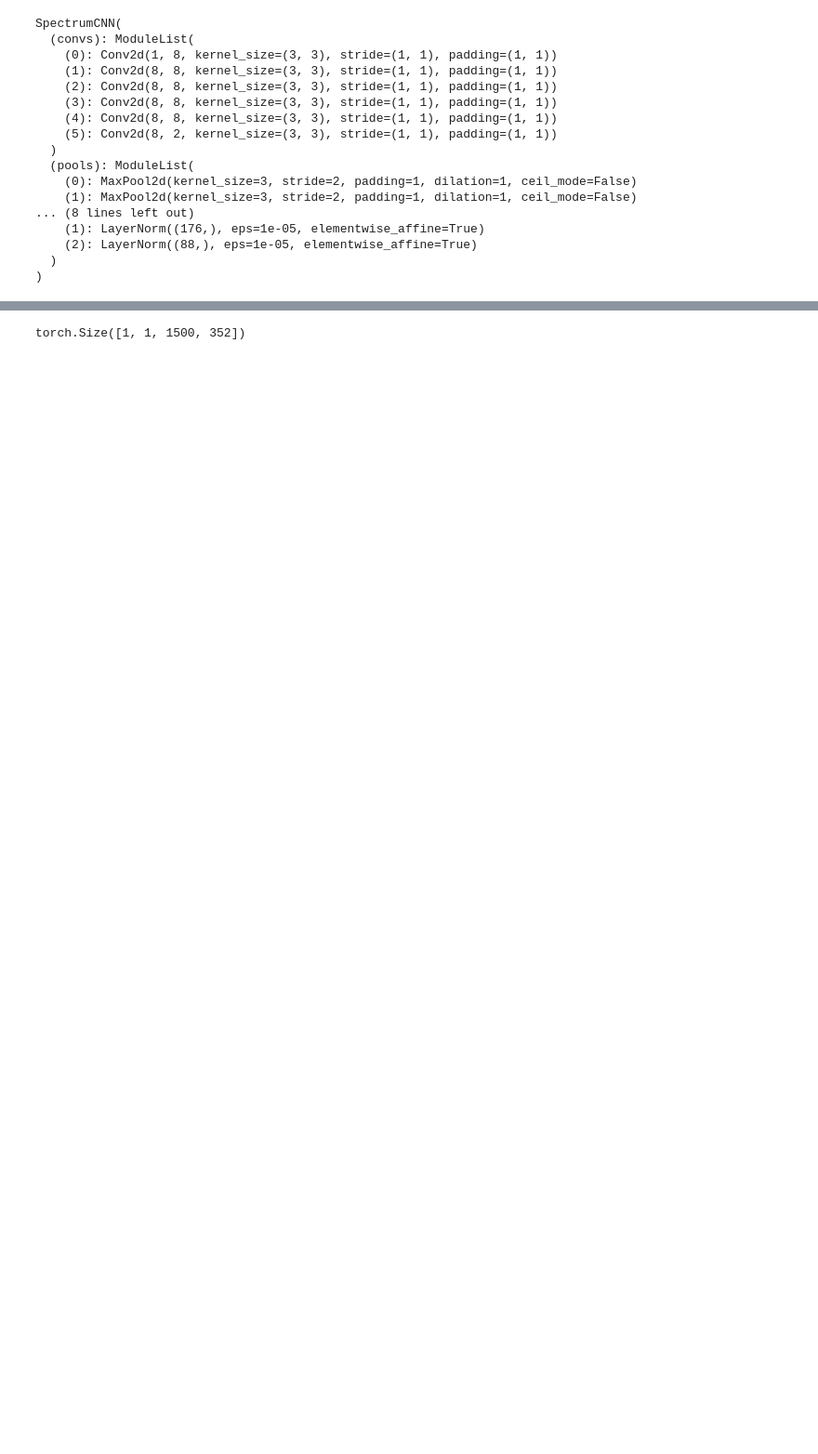
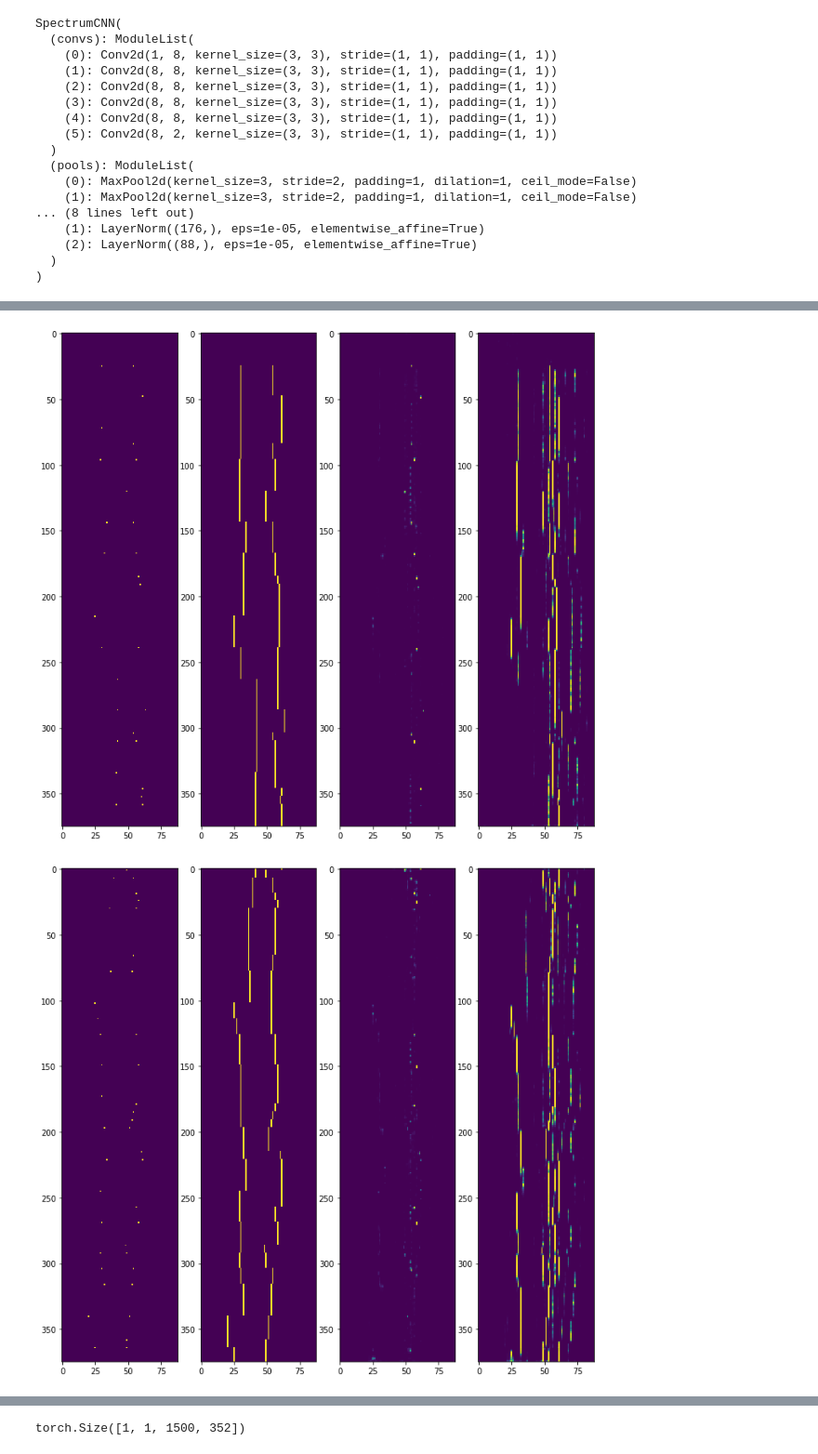
Before and after one commit to choumartin1234/Music-Eye, a Jupyter notebook: test_cnn.ipynb, the cells around one changed output, grey strips where cells are left out. Shown at 93% size. Saved outputs shown, nothing was run; the diff lists cells and outputs as text; code cells hidden in the pictures; blank space fills up the shorter version.

```diff
--- a/test_cnn.ipynb
+++ b/test_cnn.ipynb
@@ -114,0 +115,36 @@ for x in clip_and_spectrum(mp3):
+# %%
+import math
+from preprocess import clip_and_spectrum, convert_midi_to_mp3, convert_midi_to_label, label_clip_to_onehot
+
+
+file = "/home/kialan/Document/tools/crawler/midi_crawler/outputs/albinoni-trattenimenti-armonici-no10-iii-adagio.mid"
+label = convert_midi_to_label(file, 'tmp.label')
+label = [eval(i) for i in open('tmp.label')]
+
+convert_midi_to_mp3(file, 'tmp.mp3')
+mp3 = np.array(AudioSegment.from_mp3('tmp.mp3').get_array_of_samples()) / 32768
+mp3 = np.concatenate([np.zeros(44100), mp3])  # add 1s offset
+len_clip = 15 * 44100
+n_clip = math.ceil(len(mp3) / len_clip)
+mp3 = np.concatenate([mp3, np.zeros(n_clip * len_clip - len(mp3))])  # pad 0
+
+label = [label_clip_to_onehot(label, clip, offset_ms=1000) for clip in range(n_clip)]
+spec = [spectrum(mp3[clip * len_clip:(clip + 1) * len_clip], n_bins=352) for clip in range(n_clip)]
+
+for i, x in zip(label, spec):
+    plt.figure(figsize=(12,12))
+    plt.subplot(141); plt.imshow(i[0])
+    plt.subplot(142); plt.imshow(i[1])
+
+    x = torch.Tensor(x).cuda()[:1500]
+    x.unsqueeze_(0)
+    x.unsqueeze_(0)
+    ypred = net(x).cpu().data[0]
+    plt.subplot(143); plt.imshow(ypred[0])
+    plt.subplot(144); plt.imshow(ypred[1])
+    plt.show()
+
+    plt.show()
+# %% [output]
+[figure, added]
+[figure, added]
```
Also changed, not shown: parts of 2 cells of this notebook, 3 other files.
